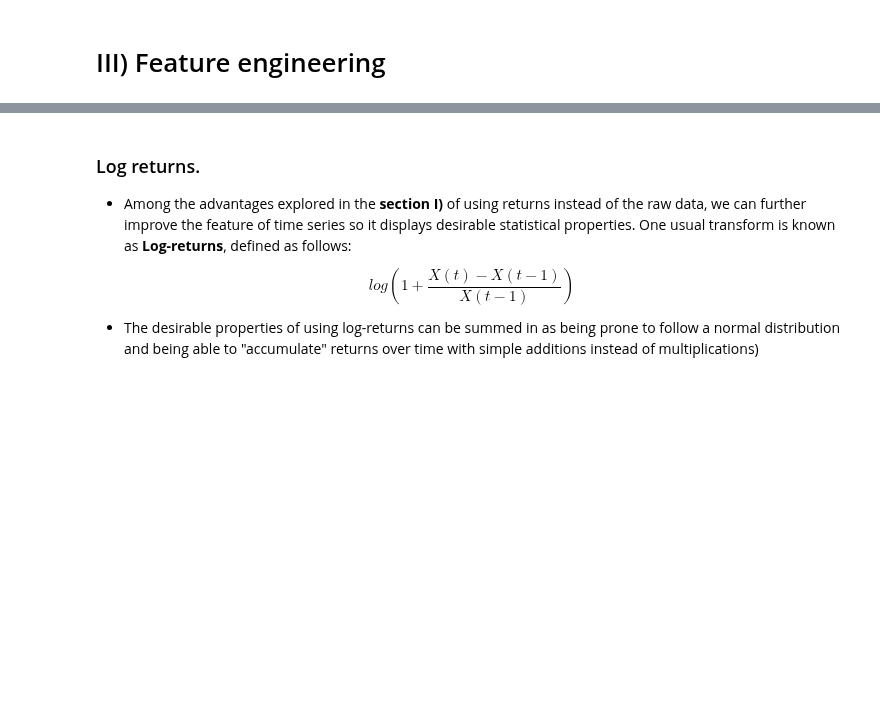
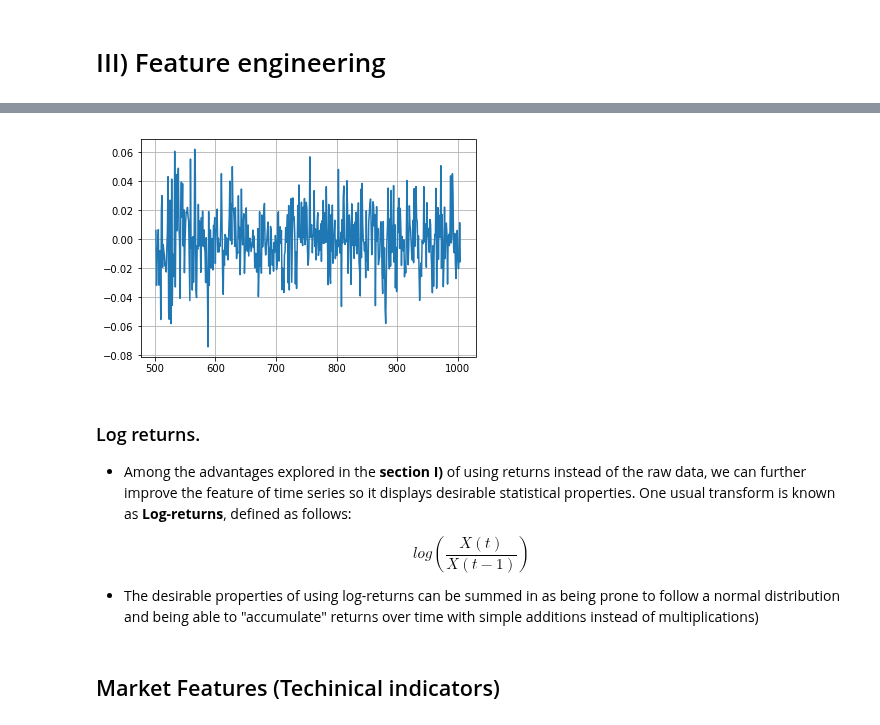
Before and after one commit to leoniloris/Stock-Price-Prediction, a Jupyter notebook: stock_price_prediction.ipynb, the cells around one changed output, grey strips where cells are left out. Cells and saved outputs as stored; diff of their text form; code cells hidden in the pictures; blank space fills up the shorter version.

```diff
--- a/stock_price_prediction.ipynb
+++ b/stock_price_prediction.ipynb
@@ -129,10 +145,17 @@ dataset_df.head()
+# %%
+plt.plot(features_df[features_df.ticker == 'TSLA']['daily_returns'])
+
+plt.grid()
+plt.show()
+# %% [output]
+[figure, added]
 # %% [markdown]
 ### Log returns.
 
 * Among the advantages explored in the **section I)** of using returns instead of the raw data, we can further improve the feature of time series so it displays desirable statistical properties. One usual transform is known as **Log-returns**, defined as follows:
 
 
-$$log(1 + \frac{X(t) - X(t - 1)}{X(t-1)})$$
+$$log(\frac{X(t)}{X(t-1)})$$
 
 
 * The desirable properties of using log-returns can be summed in as being prone to follow a normal distribution and being able to "accumulate" returns over time with simple additions instead of multiplications)
@@ -138,0 +170,2 @@ $$log(1 + \frac{X(t) - X(t - 1)}{X(t-1)})$$
+# %% [markdown]
+## Market Features (Techinical indicators)
```
Also changed, not shown: parts of 14 cells of this notebook.
